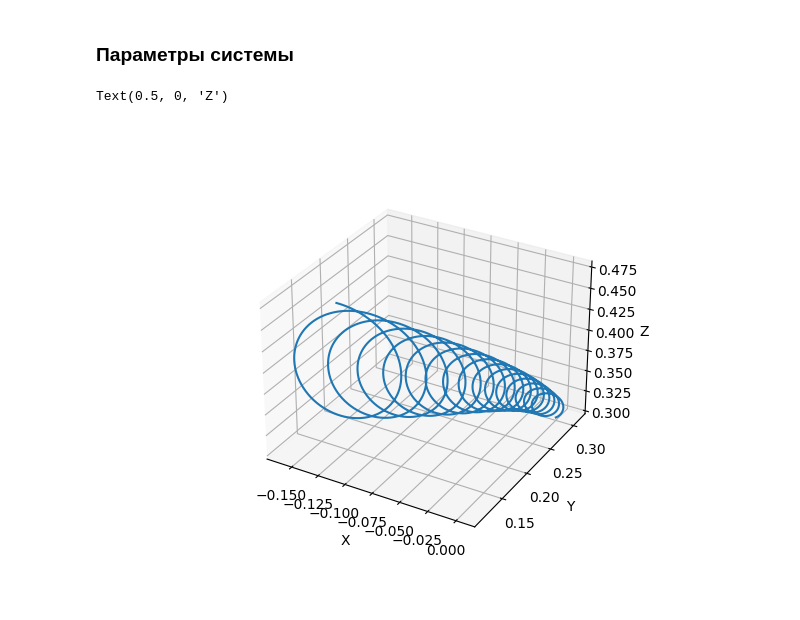
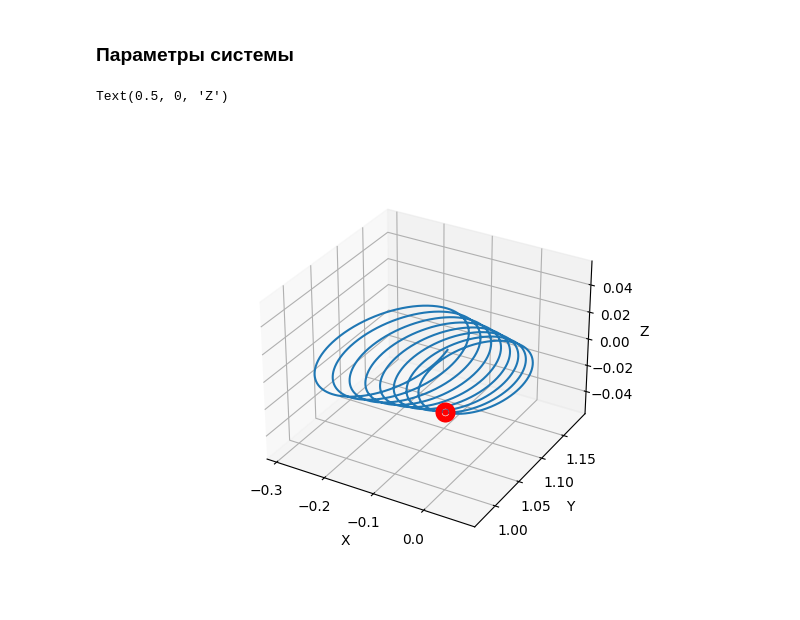
Before and after one commit to lalayants/PhysicsITMO_Electrostatics, a Jupyter notebook: Project2.1/project copy.ipynb, the cells around one changed output. Saved outputs shown, nothing was run; the diff lists cells and outputs as text; code cells hidden in the pictures.

```diff
--- a/Project2.1/project copy.ipynb
+++ b/Project2.1/project copy.ipynb
@@ -21,28 +19,29 @@ import model
 # %%
 import numpy as np
 import matplotlib.pyplot as plt
 import model
 # Параметры частицы
-start_position = [0,0.3,0.3]  # стартовая позиция
-start_angels = [np.pi/8, np.pi/4]  # угол xOy и zOxy
-v0 = 0.4  # стартовая скорость
+start_position = [0,1,0]  # стартовая позиция
+start_angels = [0, 0]  # угол xOy и zOxy
+v0 = 1  # стартовая скорость
 q, m = 10**-8, 10**-6  # заряд и масса
 
 # Параметры провода
 I = 10  # A
 R = 0.1  # м
 
-tr = model.calculate_trajectory(start_position, start_angels, v0, q, m, I, R, t_max=3)
+tr = model.calculate_trajectory(start_position, start_angels, v0, q, m, I, R, t_max=4)
 %matplotlib widget
 
 fig = plt.figure()
 ax = fig.add_subplot(111, projection='3d')
 ax.plot(tr[:,0],tr[:,1],tr[:,2])
+ax.scatter(start_position[0],start_position[1],start_position[2], linewidths=10, color='red')
 ax.set_xlabel('X')
 ax.set_ylabel('Y')
 ax.set_zlabel('Z')
 # plt.plot(tr[:,0], tr[:, 1])
 # plt.plot()
 # %% [output]
 Text(0.5, 0, 'Z')
-[figure, old version]
+[figure, new version]
```
Also changed, not shown: parts of 1 cell of this notebook, 1 other file.
